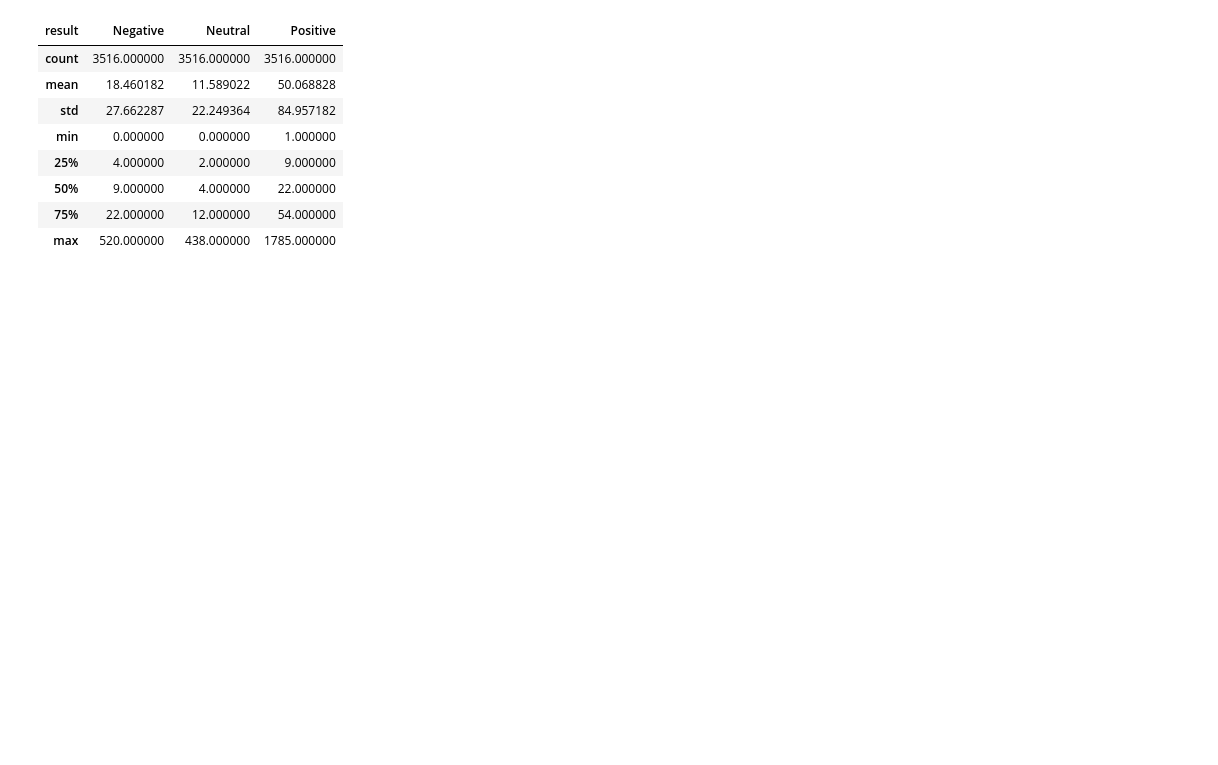
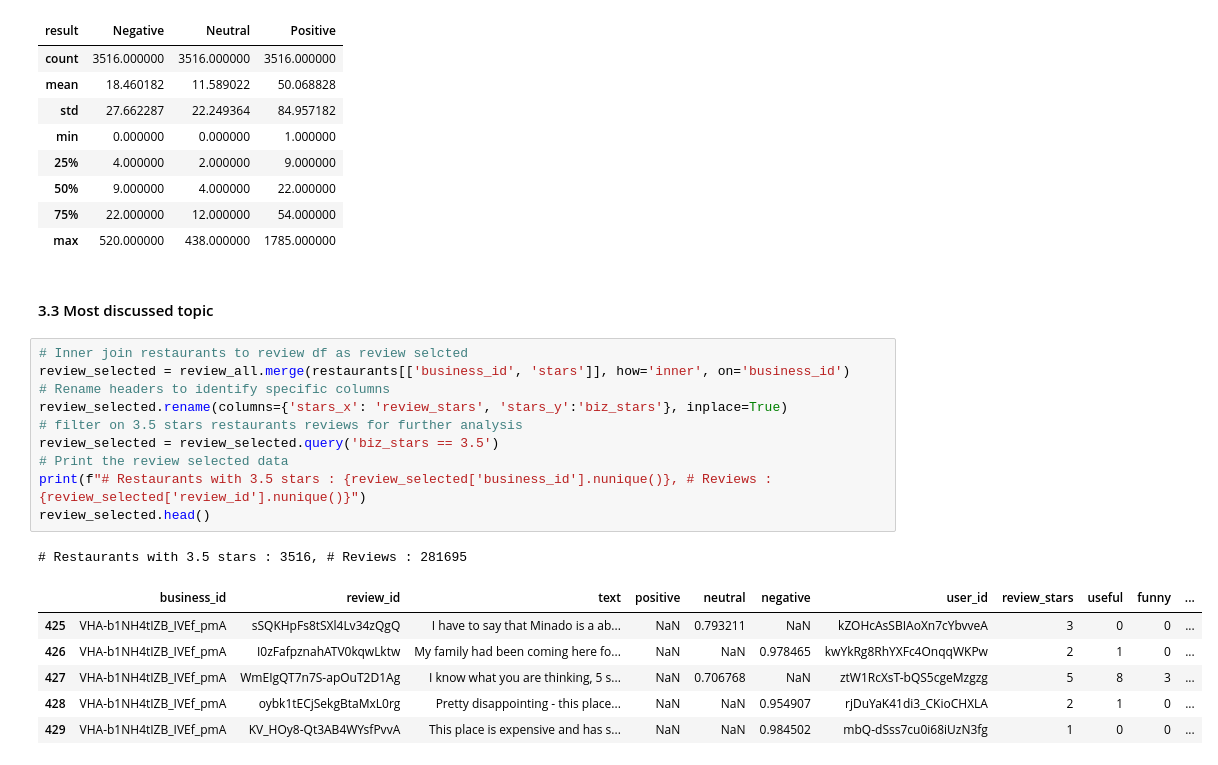
Before and after one commit to raska0010/listen-to-your-customers, a Jupyter notebook: EDA_yelp.ipynb, the cells around one changed output. Cells and saved outputs as stored; diff of their text form; blank space fills up the shorter version.

```diff
--- a/EDA_yelp.ipynb
+++ b/EDA_yelp.ipynb
@@ -129,3 +146,23 @@ sentiment_counts.describe()
 | 50% | 9.000000 | 4.000000 | 22.000000 |
 | 75% | 22.000000 | 12.000000 | 54.000000 |
 | max | 520.000000 | 438.000000 | 1785.000000 |
+# %% [markdown]
+#### 3.3 Most discussed topic
+# %%
+# Inner join restaurants to review df as review selcted
+review_selected = review_all.merge(restaurants[['business_id', 'stars']], how='inner', on='business_id')
+# Rename headers to identify specific columns
+review_selected.rename(columns={'stars_x': 'review_stars', 'stars_y':'biz_stars'}, inplace=True)
+# filter on 3.5 stars restaurants reviews for further analysis
+review_selected = review_selected.query('biz_stars == 3.5')
+# Print the review selected data
+print(f"# Restaurants with 3.5 stars : {review_selected['business_id'].nunique()}, # Reviews : {review_selected['review_id'].nunique()}")
+review_selected.head()
+# %% [output]
+# Restaurants with 3.5 stars : 3516, # Reviews : 281695
+|  | business_id | review_id | text | positive | neutral | negative | user_id | review_stars | useful | funny | ... |
+| 425 | VHA-b1NH4tIZB_IVEf_pmA | sSQKHpFs8tSXl4Lv34zQgQ | I have to say that Minado is a ab... | NaN | 0.793211 | NaN | kZOHcAsSBIAoXn7cYbvveA | 3 | 0 | 0 | ... |
+| 426 | VHA-b1NH4tIZB_IVEf_pmA | I0zFafpznahATV0kqwLktw | My family had been coming here fo... | NaN | NaN | 0.978465 | kwYkRg8RhYXFc4OnqqWKPw | 2 | 1 | 0 | ... |
+| 427 | VHA-b1NH4tIZB_IVEf_pmA | WmEIgQT7n7S-apOuT2D1Ag | I know what you are thinking, 5 s... | NaN | 0.706768 | NaN | ztW1RcXsT-bQS5cgeMzgzg | 5 | 8 | 3 | ... |
+| 428 | VHA-b1NH4tIZB_IVEf_pmA | oybk1tECjSekgBtaMxL0rg | Pretty disappointing - this place... | NaN | NaN | 0.954907 | rjDuYaK41di3_CKioCHXLA | 2 | 1 | 0 | ... |
+| 429 | VHA-b1NH4tIZB_IVEf_pmA | KV_HOy8-Qt3AB4WYsfPvvA | This place is expensive and has s... | NaN | NaN | 0.984502 | mbQ-dSss7cu0i68iUzN3fg | 1 | 0 | 0 | ... |
```
Also changed, not shown: parts of 5 cells of this notebook.
